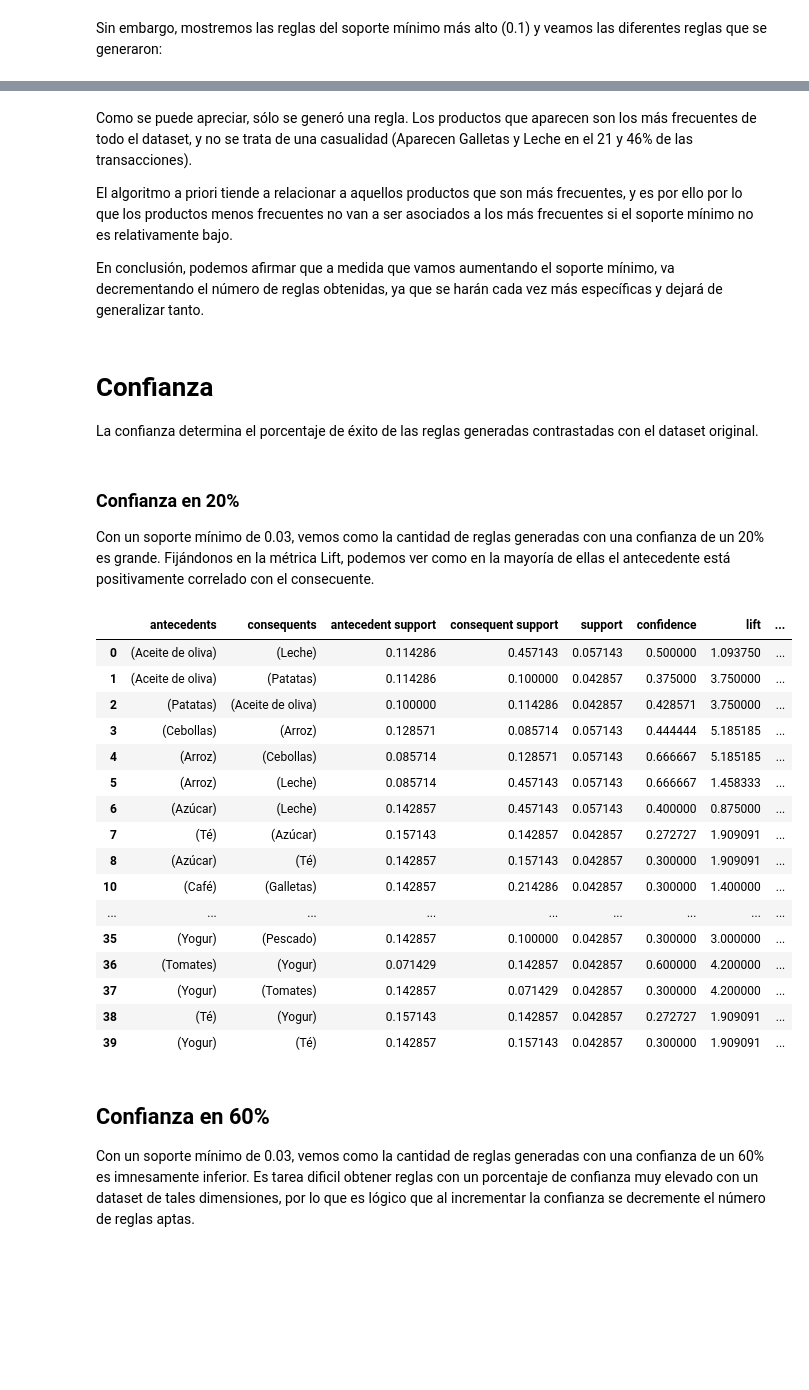
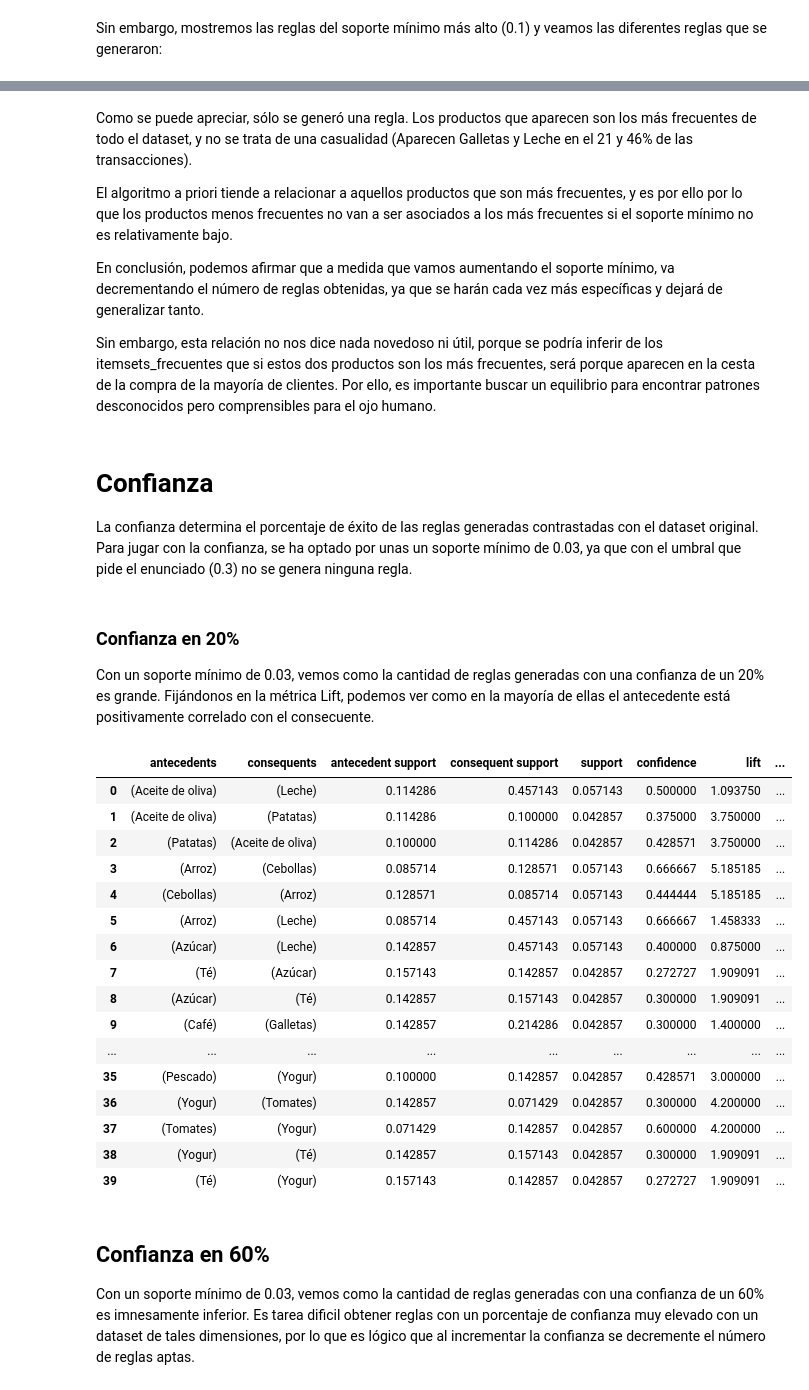
Before and after one commit to Carmoruda/Data_Mining, a Jupyter notebook: LAB02/Practica_1_GRUPOC5.ipynb, the cells around one changed output, grey strips where cells are left out. Saved outputs shown, nothing was run; the diff lists cells and outputs as text; code cells hidden in the pictures; blank space fills up the shorter version.

```diff
--- a/LAB02/Practica_1_GRUPOC5.ipynb
+++ b/LAB02/Practica_1_GRUPOC5.ipynb
@@ -231,36 +230,38 @@ Como se puede apreciar, sólo se generó una regla. Los productos que aparecen s
 El algoritmo a priori tiende a relacionar a aquellos productos que son más frecuentes, y es por ello por lo que los productos menos frecuentes no van a ser asociados a los más frecuentes si el soporte mínimo no es relativamente bajo.
 
 En conclusión, podemos afirmar que a medida que vamos aumentando el soporte mínimo, va decrementando el número de reglas obtenidas, ya que se harán cada vez más específicas y dejará de generalizar tanto.
+
+Sin embargo, esta relación no nos dice nada novedoso ni útil, porque se podría inferir de los itemsets_frecuentes que si estos dos productos son los más frecuentes, será porque aparecen en la cesta de la compra de la mayoría de clientes. Por ello, es importante buscar un equilibrio para encontrar patrones desconocidos pero comprensibles para el ojo humano.
 # %% [markdown]
 # Confianza
-La confianza determina el porcentaje de éxito de las reglas generadas contrastadas con el dataset original.
+La confianza determina el porcentaje de éxito de las reglas generadas contrastadas con el dataset original. Para jugar con la confianza, se ha optado por unas un soporte mínimo de 0.03, ya que con el umbral que pide el enunciado (0.3) no se genera ninguna regla.
 # %% [markdown]
 ### Confianza en 20%
 Con un soporte mínimo de 0.03, vemos como la cantidad de reglas generadas con una confianza de un 20% es grande. Fijándonos en la métrica Lift, podemos ver como en la mayoría de ellas el antecedente está positivamente correlado con el consecuente.
 # %%
-min_support = 0.03
+soporte = 0.03
 
-itemsets_frecuentes = apriori(df, min_support, use_colnames=True)
+itemsets_frecuentes = apriori(df, min_support = soporte, use_colnames=True)
 reglas = association_rules(itemsets_frecuentes, metric="confidence", min_threshold=0.2)
 reglas[(reglas['confidence'] > 0.2)]
 # %% [output]
 |  | antecedents | consequents | antecedent support | consequent support | support | confidence | lift | ... |
 | 0 | (Aceite de oliva) | (Leche) | 0.114286 | 0.457143 | 0.057143 | 0.500000 | 1.093750 | ... |
 | 1 | (Aceite de oliva) | (Patatas) | 0.114286 | 0.100000 | 0.042857 | 0.375000 | 3.750000 | ... |
 | 2 | (Patatas) | (Aceite de oliva) | 0.100000 | 0.114286 | 0.042857 | 0.428571 | 3.750000 | ... |
-| 3 | (Cebollas) | (Arroz) | 0.128571 | 0.085714 | 0.057143 | 0.444444 | 5.185185 | ... |
-| 4 | (Arroz) | (Cebollas) | 0.085714 | 0.128571 | 0.057143 | 0.666667 | 5.185185 | ... |
+| 3 | (Arroz) | (Cebollas) | 0.085714 | 0.128571 | 0.057143 | 0.666667 | 5.185185 | ... |
+| 4 | (Cebollas) | (Arroz) | 0.128571 | 0.085714 | 0.057143 | 0.444444 | 5.185185 | ... |
 | 5 | (Arroz) | (Leche) | 0.085714 | 0.457143 | 0.057143 | 0.666667 | 1.458333 | ... |
 | 6 | (Azúcar) | (Leche) | 0.142857 | 0.457143 | 0.057143 | 0.400000 | 0.875000 | ... |
 | 7 | (Té) | (Azúcar) | 0.157143 | 0.142857 | 0.042857 | 0.272727 | 1.909091 | ... |
 | 8 | (Azúcar) | (Té) | 0.142857 | 0.157143 | 0.042857 | 0.300000 | 1.909091 | ... |
-| 10 | (Café) | (Galletas) | 0.142857 | 0.214286 | 0.042857 | 0.300000 | 1.400000 | ... |
+| 9 | (Café) | (Galletas) | 0.142857 | 0.214286 | 0.042857 | 0.300000 | 1.400000 | ... |
 | ... | ... | ... | ... | ... | ... | ... | ... | ... |
-| 35 | (Yogur) | (Pescado) | 0.142857 | 0.100000 | 0.042857 | 0.300000 | 3.000000 | ... |
-| 36 | (Tomates) | (Yogur) | 0.071429 | 0.142857 | 0.042857 | 0.600000 | 4.200000 | ... |
-| 37 | (Yogur) | (Tomates) | 0.142857 | 0.071429 | 0.042857 | 0.300000 | 4.200000 | ... |
-| 38 | (Té) | (Yogur) | 0.157143 | 0.142857 | 0.042857 | 0.272727 | 1.909091 | ... |
-| 39 | (Yogur) | (Té) | 0.142857 | 0.157143 | 0.042857 | 0.300000 | 1.909091 | ... |
+| 35 | (Pescado) | (Yogur) | 0.100000 | 0.142857 | 0.042857 | 0.428571 | 3.000000 | ... |
+| 36 | (Yogur) | (Tomates) | 0.142857 | 0.071429 | 0.042857 | 0.300000 | 4.200000 | ... |
+| 37 | (Tomates) | (Yogur) | 0.071429 | 0.142857 | 0.042857 | 0.600000 | 4.200000 | ... |
+| 38 | (Yogur) | (Té) | 0.142857 | 0.157143 | 0.042857 | 0.300000 | 1.909091 | ... |
+| 39 | (Té) | (Yogur) | 0.157143 | 0.142857 | 0.042857 | 0.272727 | 1.909091 | ... |
 # %% [markdown]
 ## Confianza en 60%
 Con un soporte mínimo de 0.03, vemos como la cantidad de reglas generadas con una confianza de un 60% es imnesamente inferior. Es tarea dificil obtener reglas con un porcentaje de confianza muy elevado con un dataset de tales dimensiones, por lo que es lógico que al incrementar la confianza se decremente el número de reglas aptas.
```
Also changed, not shown: parts of 28 cells of this notebook.
